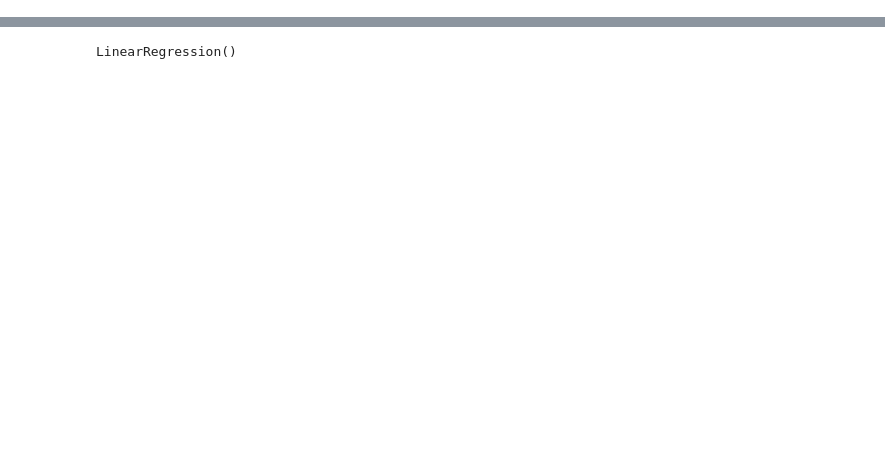
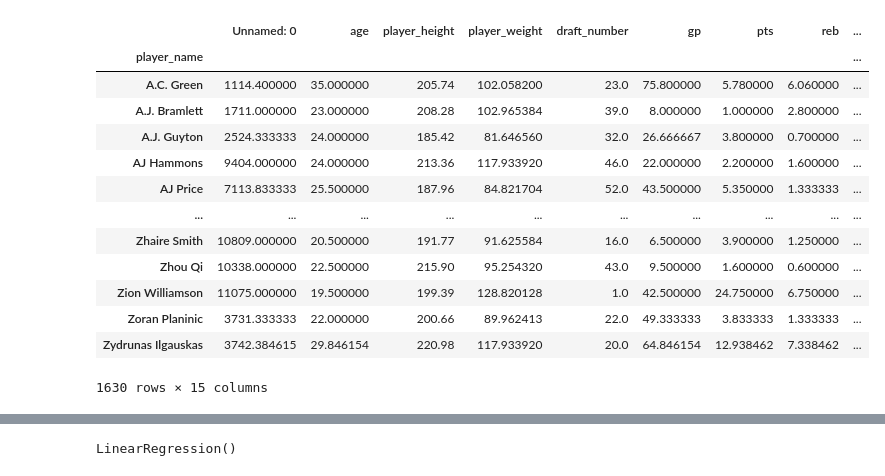
Before and after one commit to RafaSzl/NBA_players_analysis, a Jupyter notebook: nba_project.ipynb, the cells around one changed output, grey strips where cells are left out. Drawn from its saved outputs; the diff is of its cells as text; code cells hidden in the pictures; blank space fills up the shorter version.

```diff
--- a/nba_project.ipynb
+++ b/nba_project.ipynb
@@ -8,14 +8,28 @@ df = pd.read_csv('all_seasons_working.csv')
 # %%
 # Is there a correlation between draft number and player stats?
 
 # changing 'draft number' column from object type to int type
 df.draft_number = pd.to_numeric(df.draft_number, errors='coerce').fillna(0).astype(np.int64)
-# saving undrafted players in anorher dataframe
-df_with_undrafted = df[df['draft_number'] == 0]
-# dropping undrafted players from df
-df_only_drafted_players = df.drop(index=df_with_undrafted.index)
-# group by name
-drafted_players_grouped = df_only_drafted_players.groupby('player_name').mean()
+# # group by name
+mean_val_players = df.groupby('player_name').mean()
+# dropping players with draft number not in range(1, 61) (we want to base on new form of draft where max draft number is 60)
+drafted_players_grouped = mean_val_players[(mean_val_players['draft_number'] > 0) & (mean_val_players['draft_number'] < 61)]
+drafted_players_grouped
+# %% [output]
+|  | Unnamed: 0 | age | player_height | player_weight | draft_number | gp | pts | reb | ... |
+| player_name |  |  |  |  |  |  |  |  | ... |
+| A.C. Green | 1114.400000 | 35.000000 | 205.74 | 102.058200 | 23.0 | 75.800000 | 5.780000 | 6.060000 | ... |
+| A.J. Bramlett | 1711.000000 | 23.000000 | 208.28 | 102.965384 | 39.0 | 8.000000 | 1.000000 | 2.800000 | ... |
+| A.J. Guyton | 2524.333333 | 24.000000 | 185.42 | 81.646560 | 32.0 | 26.666667 | 3.800000 | 0.700000 | ... |
+| AJ Hammons | 9404.000000 | 24.000000 | 213.36 | 117.933920 | 46.0 | 22.000000 | 2.200000 | 1.600000 | ... |
+| AJ Price | 7113.833333 | 25.500000 | 187.96 | 84.821704 | 52.0 | 43.500000 | 5.350000 | 1.333333 | ... |
+| ... | ... | ... | ... | ... | ... | ... | ... | ... | ... |
+| Zhaire Smith | 10809.000000 | 20.500000 | 191.77 | 91.625584 | 16.0 | 6.500000 | 3.900000 | 1.250000 | ... |
+| Zhou Qi | 10338.000000 | 22.500000 | 215.90 | 95.254320 | 43.0 | 9.500000 | 1.600000 | 0.600000 | ... |
+| Zion Williamson | 11075.000000 | 19.500000 | 199.39 | 128.820128 | 1.0 | 42.500000 | 24.750000 | 6.750000 | ... |
+| Zoran Planinic | 3731.333333 | 22.000000 | 200.66 | 89.962413 | 22.0 | 49.333333 | 3.833333 | 1.333333 | ... |
+| Zydrunas Ilgauskas | 3742.384615 | 29.846154 | 220.98 | 117.933920 | 20.0 | 64.846154 | 12.938462 | 7.338462 | ... |
+1630 rows × 15 columns
 # %%
 fig,axes = plt.subplots(nrows=1,ncols=3,figsize=(16,6))
 
```
Also changed, not shown: parts of 13 cells of this notebook, 1 other file.
